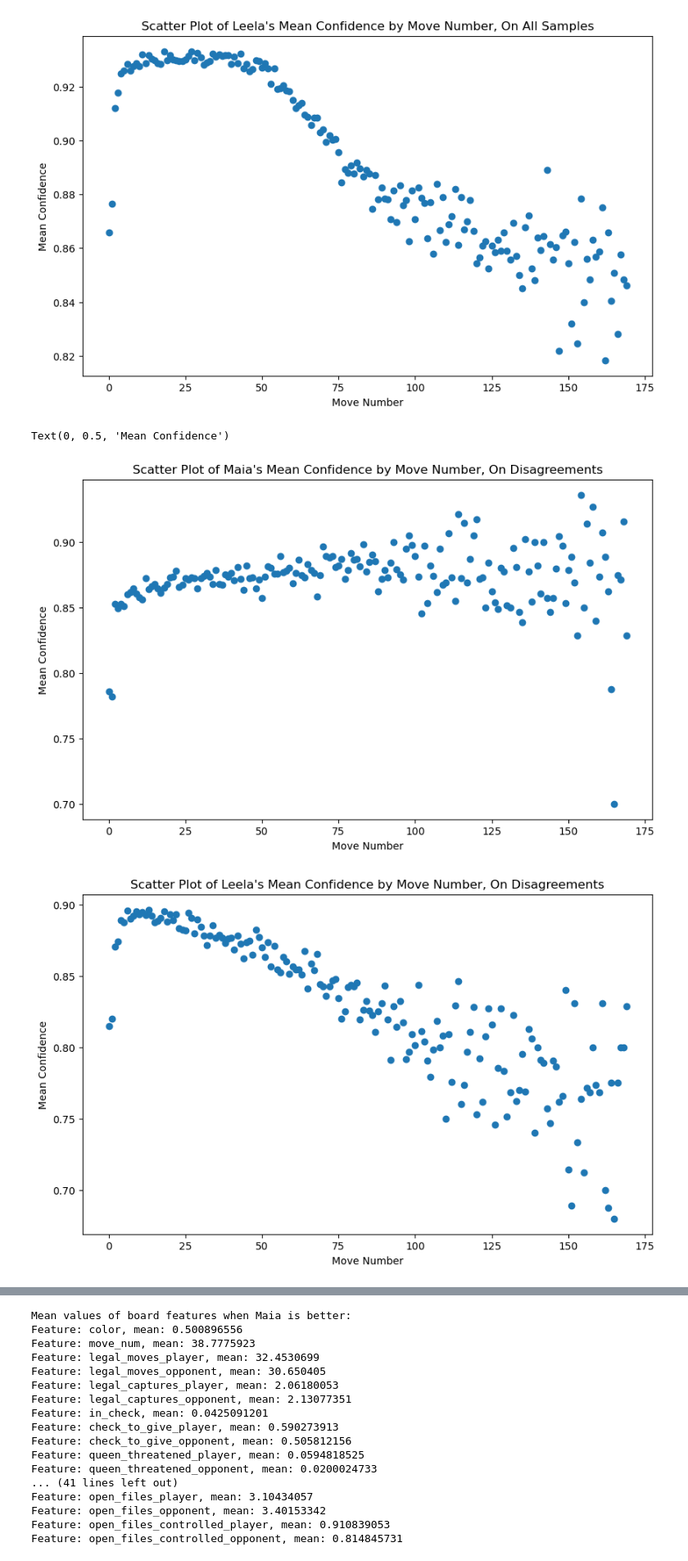
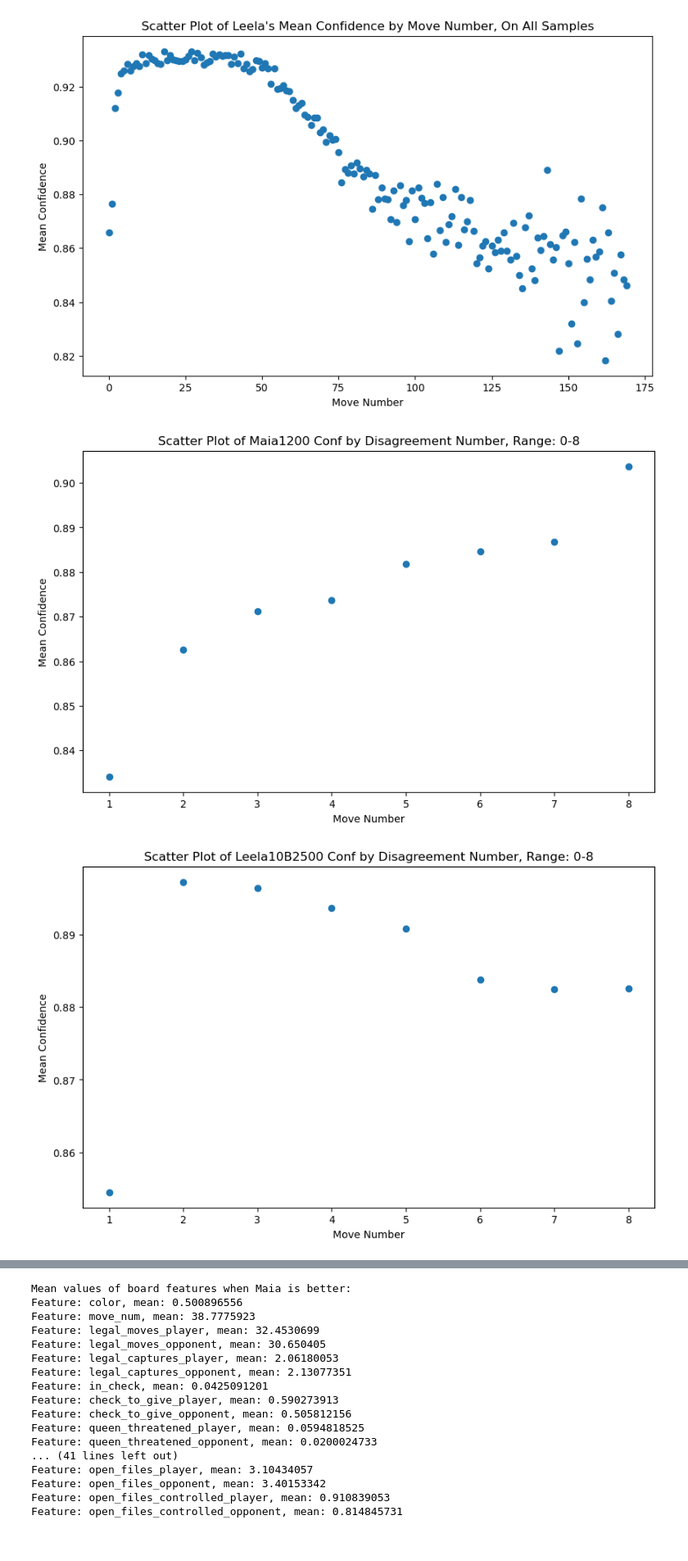
Before and after one commit to dvirsas8/research, a Jupyter notebook: first_analysis.ipynb, the cells around one changed output, grey strips where cells are left out. Shown at 82% size. Cells and saved outputs as stored; diff of their text form; code cells hidden in the pictures.

```diff
--- a/first_analysis.ipynb
+++ b/first_analysis.ipynb
@@ -198,22 +283,15 @@ plt.ylabel('Mean Confidence')
 Text(0, 0.5, 'Mean Confidence')
 [figure]
 [figure]
-# %%
-mean_evaluation_by_move = disagreement_df.groupby('ply')['maia1200_conf'].mean().reset_index()
-mean_evaluation_by_move = mean_evaluation_by_move[mean_evaluation_by_move['ply'] < 170]
-plt.figure(figsize=(10, 6))
-plt.scatter(mean_evaluation_by_move['ply'], mean_evaluation_by_move['maia1200_conf'], label="Maia's Confidence")
-plt.title("Scatter Plot of Maia's Mean Confidence by Move Number, On Disagreements")
-plt.xlabel('Move Number')
-plt.ylabel('Mean Confidence')
-mean_evaluation_by_move = disagreement_df.groupby('ply')['leela10b2500_conf'].mean().reset_index()
-mean_evaluation_by_move = mean_evaluation_by_move[mean_evaluation_by_move['ply'] < 170]
-plt.figure(figsize=(10, 6))
-plt.scatter(mean_evaluation_by_move['ply'], mean_evaluation_by_move['leela10b2500_conf'], label="Leela's Confidence")
-plt.title("Scatter Plot of Leela's Mean Confidence by Move Number, On Disagreements")
-plt.xlabel('Move Number')
-plt.ylabel('Mean Confidence')
-# %% [output]
-Text(0, 0.5, 'Mean Confidence')
-[figure, removed]
-[figure, removed]
+# %%
+for df in [(df_range_0_8, "0-8"), (df_range_9_14, "9-14"), (df_range_15_plus, "15+")]:
+    for eval_column in ['maia1200_conf', 'leela10b2500_conf']:
+        mean_conf_by_move = df[0].groupby('dis_num')[eval_column].mean().reset_index()
+        plt.figure(figsize=(10, 6))
+        plt.scatter(mean_conf_by_move['dis_num'], mean_conf_by_move[eval_column], label="Maia's Confidence")
+        plt.title(f"Scatter Plot of {eval_column.replace('_', ' ').title()} by Disagreement Number, Range: {df[1]}")
+        plt.xlabel('Move Number')
+        plt.ylabel('Mean Confidence')
+# %% [output]
+[figure, added]
+[figure, added]
```
Also changed, not shown: parts of 14 cells of this notebook.
